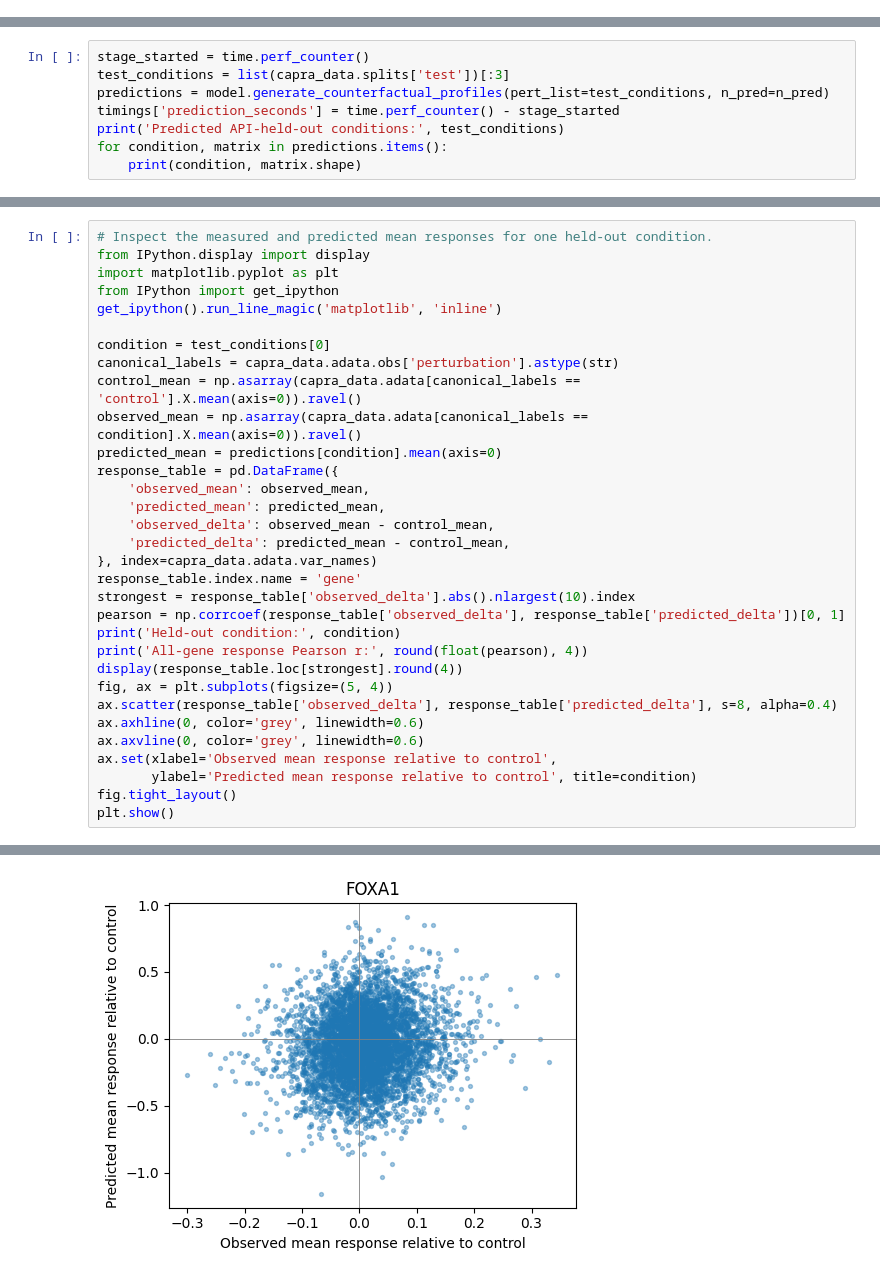
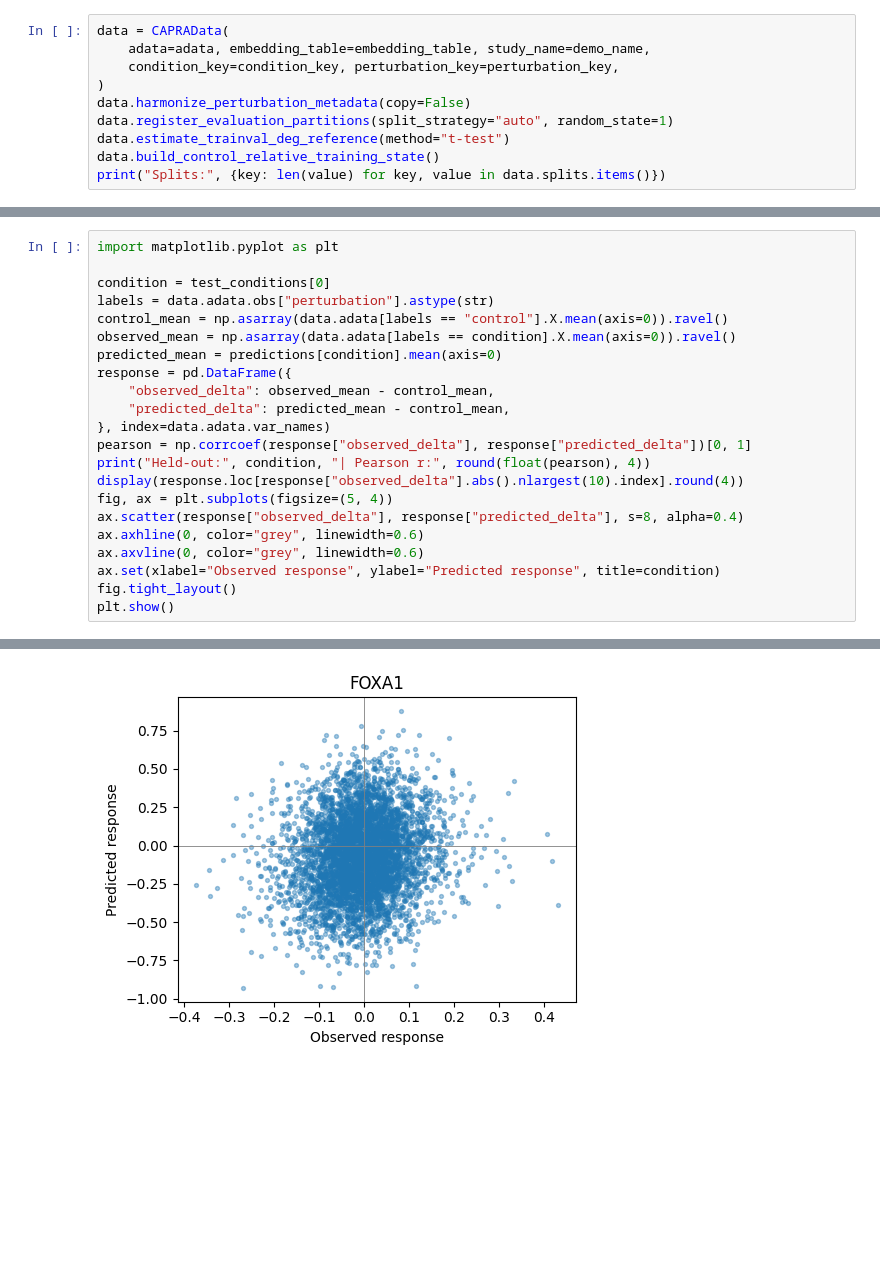
Before and after one commit to zc-fang/CAPRA, a Jupyter notebook: demo/demo_own_data.ipynb, the cells around one changed output, grey strips where cells are left out. Saved outputs shown, nothing was run; the diff lists cells and outputs as text; blank space fills up the shorter version.

Commit message:
Refine reproducible CAPRA demonstrations
Streamline both demo notebooks to the core public API flow and
re-execute them in the tested environment with real outputs.

```diff
--- a/demo/demo_own_data.ipynb
+++ b/demo/demo_own_data.ipynb
@@ -165,0 +97,10 @@ Condition groups: 23 control cells: 432
+# %%
+data = CAPRAData(
+    adata=adata, embedding_table=embedding_table, study_name=demo_name,
+    condition_key=condition_key, perturbation_key=perturbation_key,
+)
+data.harmonize_perturbation_metadata(copy=False)
+data.register_evaluation_partitions(split_strategy="auto", random_state=1)
+data.estimate_trainval_deg_reference(method="t-test")
+data.build_control_relative_training_state()
+print("Splits:", {key: len(value) for key, value in data.splits.items()})
@@ -208,8 +126,0 @@ The existing response scatter plot is retained. The table reports the ten strong
-# %%
-stage_started = time.perf_counter()
-test_conditions = list(capra_data.splits['test'])[:3]
-predictions = model.generate_counterfactual_profiles(pert_list=test_conditions, n_pred=n_pred)
-timings['prediction_seconds'] = time.perf_counter() - stage_started
-print('Predicted API-held-out conditions:', test_conditions)
-for condition, matrix in predictions.items():
-    print(condition, matrix.shape)
@@ -223,33 +129,23 @@ GATA1+IRF1 (16, 5025)
 # %%
-# Inspect the measured and predicted mean responses for one held-out condition.
-from IPython.display import display
 import matplotlib.pyplot as plt
-from IPython import get_ipython
-get_ipython().run_line_magic('matplotlib', 'inline')
 
 condition = test_conditions[0]
-canonical_labels = capra_data.adata.obs['perturbation'].astype(str)
-control_mean = np.asarray(capra_data.adata[canonical_labels == 'control'].X.mean(axis=0)).ravel()
-observed_mean = np.asarray(capra_data.adata[canonical_labels == condition].X.mean(axis=0)).ravel()
+labels = data.adata.obs["perturbation"].astype(str)
+control_mean = np.asarray(data.adata[labels == "control"].X.mean(axis=0)).ravel()
+observed_mean = np.asarray(data.adata[labels == condition].X.mean(axis=0)).ravel()
 predicted_mean = predictions[condition].mean(axis=0)
-response_table = pd.DataFrame({
-    'observed_mean': observed_mean,
-    'predicted_mean': predicted_mean,
-    'observed_delta': observed_mean - control_mean,
-    'predicted_delta': predicted_mean - control_mean,
-}, index=capra_data.adata.var_names)
-response_table.index.name = 'gene'
-strongest = response_table['observed_delta'].abs().nlargest(10).index
-pearson = np.corrcoef(response_table['observed_delta'], response_table['predicted_delta'])[0, 1]
-print('Held-out condition:', condition)
-print('All-gene response Pearson r:', round(float(pearson), 4))
-display(response_table.loc[strongest].round(4))
+response = pd.DataFrame({
+    "observed_delta": observed_mean - control_mean,
+    "predicted_delta": predicted_mean - control_mean,
+}, index=data.adata.var_names)
+pearson = np.corrcoef(response["observed_delta"], response["predicted_delta"])[0, 1]
+print("Held-out:", condition, "| Pearson r:", round(float(pearson), 4))
+display(response.loc[response["observed_delta"].abs().nlargest(10).index].round(4))
 fig, ax = plt.subplots(figsize=(5, 4))
-ax.scatter(response_table['observed_delta'], response_table['predicted_delta'], s=8, alpha=0.4)
-ax.axhline(0, color='grey', linewidth=0.6)
-ax.axvline(0, color='grey', linewidth=0.6)
-ax.set(xlabel='Observed mean response relative to control',
-       ylabel='Predicted mean response relative to control', title=condition)
+ax.scatter(response["observed_delta"], response["predicted_delta"], s=8, alpha=0.4)
+ax.axhline(0, color="grey", linewidth=0.6)
+ax.axvline(0, color="grey", linewidth=0.6)
+ax.set(xlabel="Observed response", ylabel="Predicted response", title=condition)
 fig.tight_layout()
 plt.show()
 # %% [output]
@@ -270 +164 @@ All-gene response Pearson r: 0.1093
-[figure, old version]
+[figure, new version]
```
Also changed, not shown: parts of 26 cells of this notebook, 2 other files.
